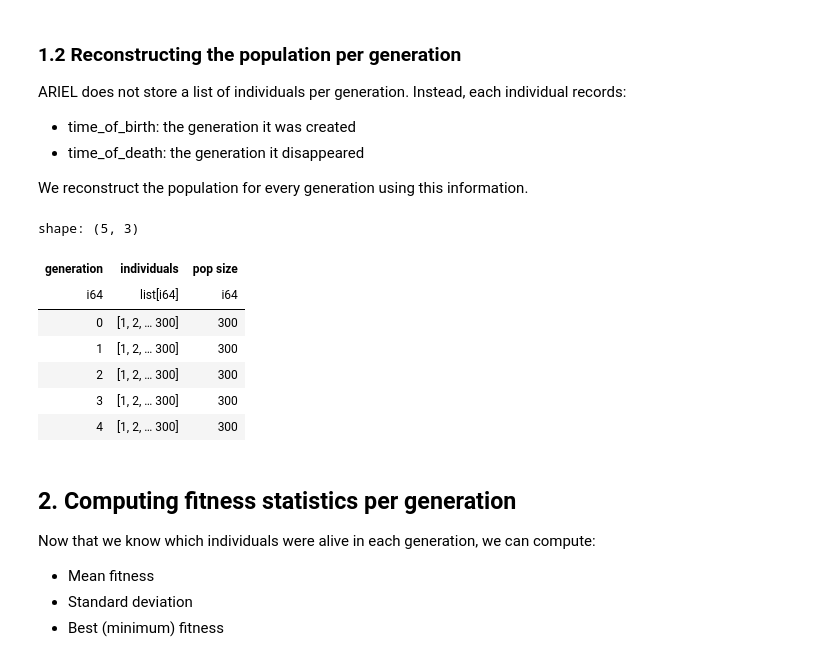
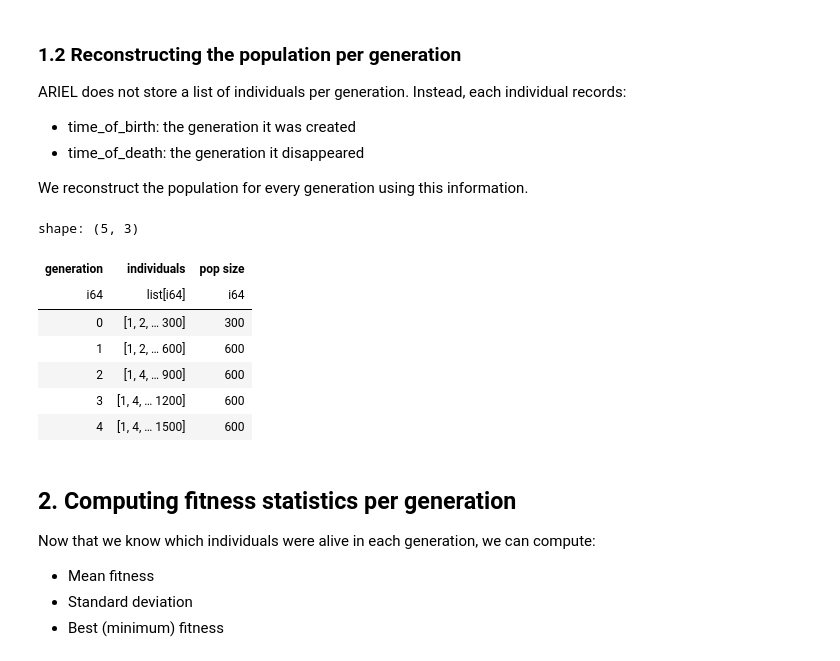
Before and after one commit to salomepoulain/ariel-zoo, a Jupyter notebook: zoo/fuda/ctk_similarity/ea/db_with_polars.ipynb, the cells around one changed output. Cells and saved outputs as stored; diff of their text form; code cells hidden in the pictures.

```diff
--- a/zoo/fuda/ctk_similarity/ea/db_with_polars.ipynb
+++ b/zoo/fuda/ctk_similarity/ea/db_with_polars.ipynb
@@ -19,7 +19,9 @@ All data about individuals is stored in the table individual.
 Below is how to load this table into a Polars DataFrame.
 # %%
 # Load database table into Polars
-conn = sqlite3.connect("__data__/run_0006/database.db")
+file_path = "__data__/run_0032"
+
+conn = sqlite3.connect(f"{file_path}/database.db")
 
 data = pl.DataFrame(
     conn.execute("SELECT * FROM individual").fetchall(),
@@ -27,6 +29,7 @@ data = pl.DataFrame(
 )
 
 data.head()
+data.tail()
 # %% [output]
 shape: (5, 9)
 | id | alive | time_of_birth | time_of_death | requires_eval | fitness_ | requires_init | genotype_ | tags_ |
@@ -47,29 +50,30 @@ We reconstruct the population for every generation using this information.
 # %%
 # Determine generation range
 min_gen = int(data["time_of_birth"].min())
 max_gen = int(data["time_of_death"].max())
 
 # Collect individuals alive per generation
 population_per_gen = {
     gen: data.filter(
-        (pl.col("time_of_birth") <= gen) & (pl.col("time_of_death") > gen) )["id"].to_list()
+        (pl.col("time_of_birth") <= gen) & (pl.col("time_of_death") >= gen) )["id"].to_list() # TODO message john bug fix
     for gen in range(min_gen, max_gen + 1)
     }
 
 # Structure data as a Polars dataframe
 pop_df = pl.DataFrame({
     "generation": list(population_per_gen.keys()),
     "individuals": list(population_per_gen.values()),
     "pop size": [len(v) for v in population_per_gen.values()]
     })
 
 pop_df.head()
+# pop_df.tail()
 # %% [output]
 shape: (5, 3)
 | generation | individuals | pop size |
 | i64 | list[i64] | i64 |
 | 0 | [1, 2, … 300] | 300 |
-| 1 | [1, 2, … 300] | 300 |
-| 2 | [1, 2, … 300] | 300 |
-| 3 | [1, 2, … 300] | 300 |
-| 4 | [1, 2, … 300] | 300 |
+| 1 | [1, 2, … 600] | 600 |
+| 2 | [1, 4, … 900] | 600 |
+| 3 | [1, 4, … 1200] | 600 |
+| 4 | [1, 4, … 1500] | 600 |
```
Also changed, not shown: parts of 13 cells of this notebook, 37 other files.
